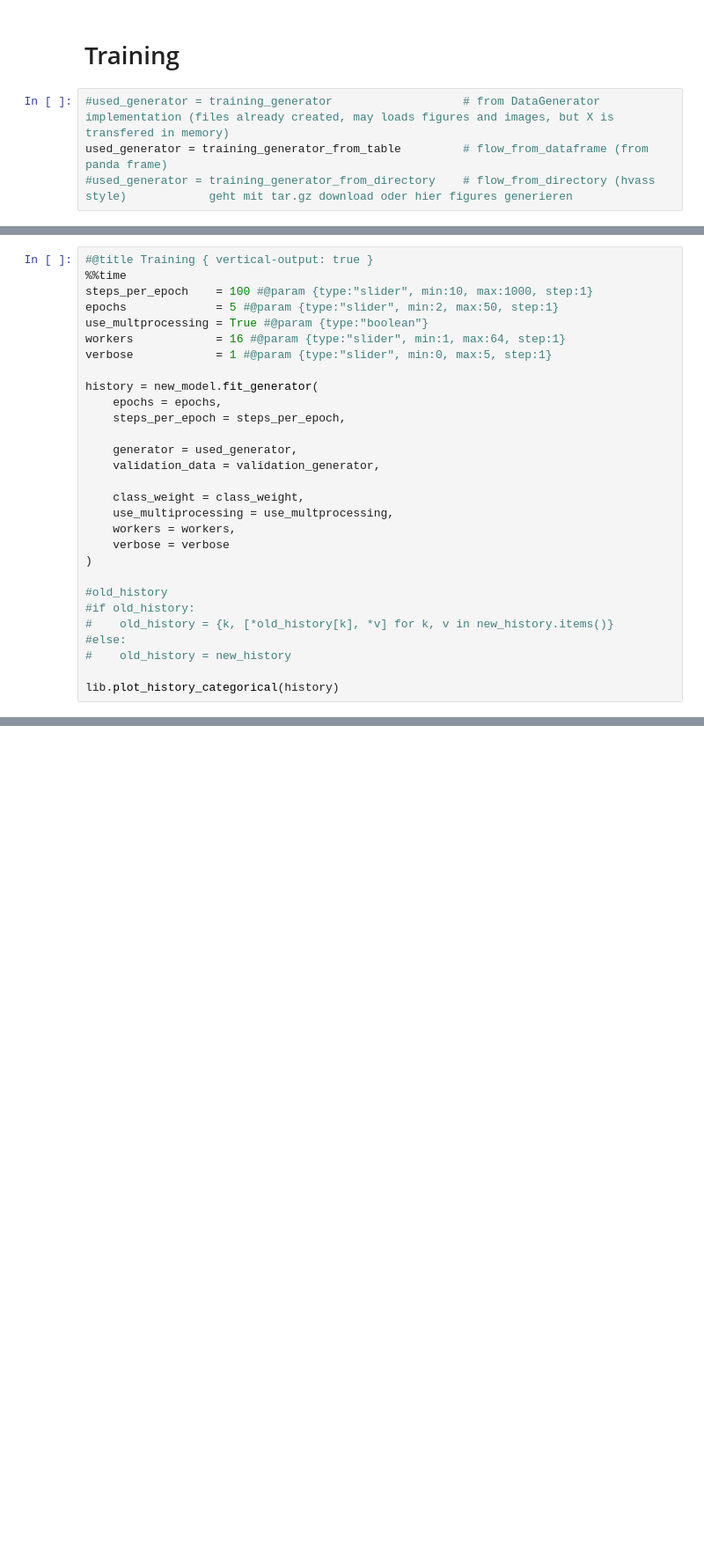
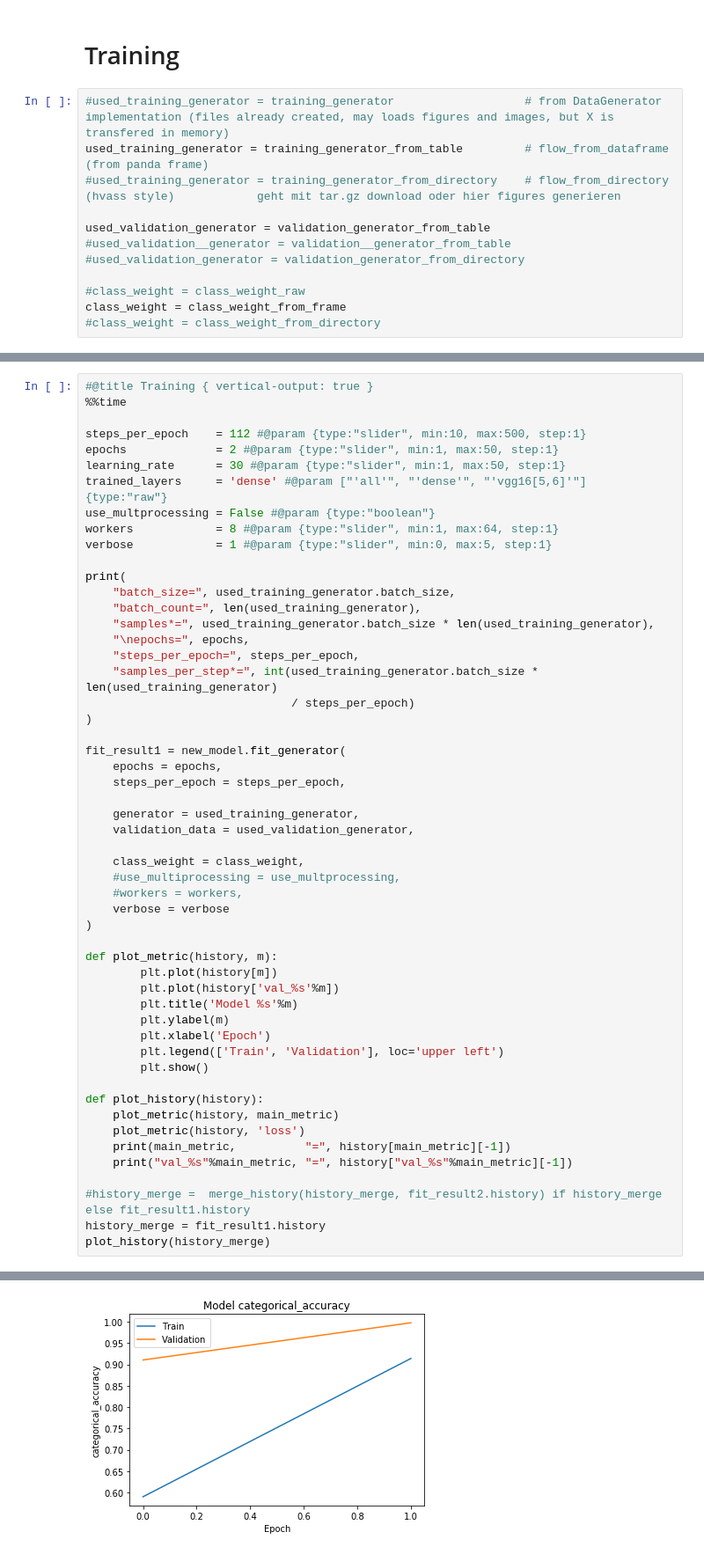
Before and after one commit to glouwa/app-kandinsky-pattern-generator, a Jupyter notebook: kandinsky_in_colab_Datagenerator_from_Frame.ipynb, the cells around one changed output, grey strips where cells are left out. Shown at 88% size. Cells and saved outputs as stored; diff of their text form; blank space fills up the shorter version.

```diff
--- a/kandinsky_in_colab_Datagenerator_from_Frame.ipynb
+++ b/kandinsky_in_colab_Datagenerator_from_Frame.ipynb
@@ -662,6 +847,14 @@ False False False False False False False False False False False False False Fa
 # %% [markdown]
 # Training
 # %%
-#used_generator = training_generator                   # from DataGenerator implementation (files already created, may loads figures and images, but X is transfered in memory)
-used_generator = training_generator_from_table         # flow_from_dataframe (from panda frame)
-#used_generator = training_generator_from_directory    # flow_from_directory (hvass style)            geht mit tar.gz download oder hier figures generieren
+#used_training_generator = training_generator                   # from DataGenerator implementation (files already created, may loads figures and images, but X is transfered in memory)
+used_training_generator = training_generator_from_table         # flow_from_dataframe (from panda frame)
+#used_training_generator = training_generator_from_directory    # flow_from_directory (hvass style)            geht mit tar.gz download oder hier figures generieren
+
+used_validation_generator = validation_generator_from_table
+#used_validation__generator = validation__generator_from_table
+#used_validation_generator = validation_generator_from_directory
+
+#class_weight = class_weight_raw
+class_weight = class_weight_from_frame
+#class_weight = class_weight_from_directory
@@ -668,30 +894,54 @@ used_generator = training_generator_from_table         # flow_from_dataframe (fr
 # %%
 #@title Training { vertical-output: true }
 %%time
-steps_per_epoch    = 100 #@param {type:"slider", min:10, max:1000, step:1}
-epochs             = 5 #@param {type:"slider", min:2, max:50, step:1}
-use_multprocessing = True #@param {type:"boolean"}
-workers            = 16 #@param {type:"slider", min:1, max:64, step:1}
+
+steps_per_epoch    = 112 #@param {type:"slider", min:10, max:500, step:1}
+epochs             = 2 #@param {type:"slider", min:1, max:50, step:1}
+learning_rate      = 30 #@param {type:"slider", min:1, max:50, step:1}
+trained_layers     = 'dense' #@param ["'all'", "'dense'", "'vgg16[5,6]'"] {type:"raw"}
+use_multprocessing = False #@param {type:"boolean"}
+workers            = 8 #@param {type:"slider", min:1, max:64, step:1}
 verbose            = 1 #@param {type:"slider", min:0, max:5, step:1}
 
-history = new_model.fit_generator(
+print(
+    "batch_size=", used_training_generator.batch_size,
+    "batch_count=", len(used_training_generator),
+    "samples*=", used_training_generator.batch_size * len(used_training_generator),
+    "\nepochs=", epochs,
+    "steps_per_epoch=", steps_per_epoch,
+    "samples_per_step*=", int(used_training_generator.batch_size * len(used_training_generator)
+                              / steps_per_epoch)
+)
+
+fit_result1 = new_model.fit_generator(
     epochs = epochs,
     steps_per_epoch = steps_per_epoch,
 
-    generator = used_generator,
-    validation_data = validation_generator,
+    generator = used_training_generator,
+    validation_data = used_validation_generator,
 
     class_weight = class_weight,
-    use_multiprocessing = use_multprocessing,
-    workers = workers,
+    #use_multiprocessing = use_multprocessing,
+    #workers = workers,
     verbose = verbose
 )
 
-#old_history
-#if old_history:
-#    old_history = {k, [*old_history[k], *v] for k, v in new_history.items()}
-#else:
-#    old_history = new_history
+def plot_metric(history, m):
+        plt.plot(history[m])
+        plt.plot(history['val_%s'%m])
+        plt.title('Model %s'%m)
+        plt.ylabel(m)
+        plt.xlabel('Epoch')
+        plt.legend(['Train', 'Validation'], loc='upper left')
+        plt.show()
 
-lib.plot_history_categorical(history)
+def plot_history(history):
+    plot_metric(history, main_metric)
+    plot_metric(history, 'loss')
+    print(main_metric,          "=", history[main_metric][-1])
+    print("val_%s"%main_metric, "=", history["val_%s"%main_metric][-1])
+
+#history_merge =  merge_history(history_merge, fit_result2.history) if history_merge else fit_result1.history
+history_merge = fit_result1.history
+plot_history(history_merge)
 # %% [output]
@@ -698,0 +950 @@ Epoch 1/5
+[figure, added]
```
Also changed, not shown: parts of 53 cells of this notebook.
